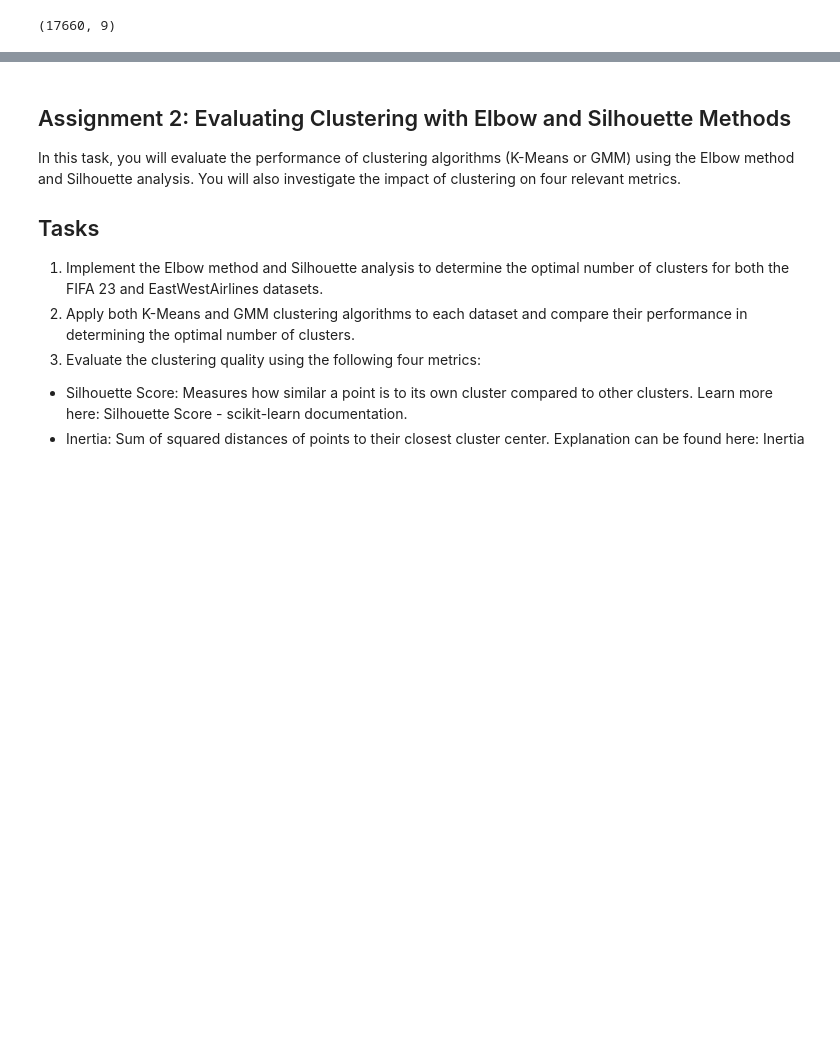
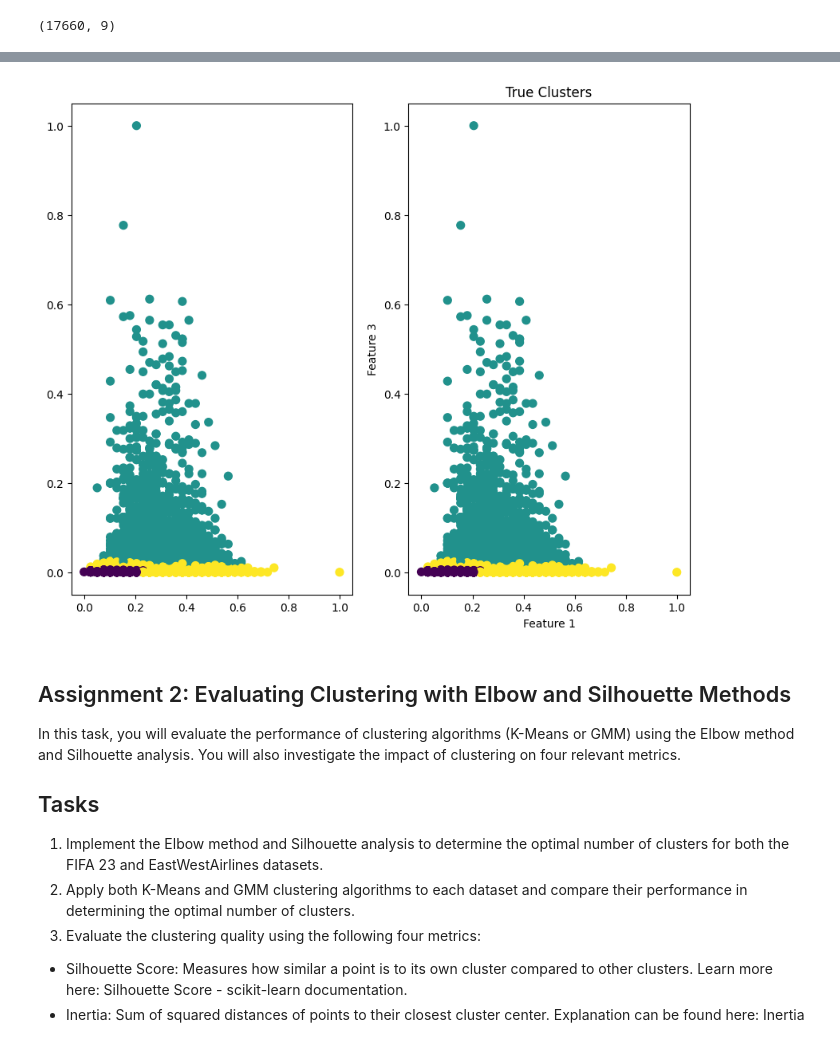
Before and after one commit to jmparradov/Machine-Learning-II---Talleres, a Jupyter notebook: Taller_1_Machine_Learning_2.ipynb, the cells around one changed output, grey strips where cells are left out. Drawn from its saved outputs; the diff is of its cells as text; code cells hidden in the pictures; blank space fills up the shorter version.

```diff
--- a/Taller_1_Machine_Learning_2.ipynb
+++ b/Taller_1_Machine_Learning_2.ipynb
@@ -307,0 +398,29 @@ ValueError: operands could not be broadcast together with shapes (17560,2) (50,2
+# %%
+def _log_likelihood( X, weights_, means_, covariances_, n_components):
+    log_likelihood = np.sum(np.log(np.sum([weights_[i] * multivariate_normal.pdf(X, means_[i], covariances_[i]) for i in range(n_components)], axis=0)))
+    return log_likelihood
+# %%
+tol=1e-4
+max_iter=100
+X = X_normalized
+
+# Initialize parameters
+n_samples, n_features = X.shape
+weights = np.ones(n_components) / n_components
+means= X[np.random.choice(n_samples, n_components, replace=False)]
+covariances = [np.eye(n_features) for _ in range(n_components)]
+
+# Iterate until convergence
+for _ in range(max_iter):
+    # E-step: Calculate responsibilities
+    responsibilities = e_step(X, weights, means, covariances)
+
+    # M-step: Update parameters
+    m_step(X, responsibilities,n_components, weights, means, covariances)
+
+    # Check for convergence
+    log_likelihood = _log_likelihood(X,weights, means, covariances, n_components)
+    print(log_likelihood)
+    if _ > 0 and abs(log_likelihood - prev_log_likelihood_) < tol:
+        break
+    prev_log_likelihood_ = log_likelihood
@@ -308,3 +445,17 @@ ValueError: operands could not be broadcast together with shapes (17560,2) (50,2
+# %%
+Z = responsibilities
+fig, ax = plt.subplots(ncols=2, nrows=1, figsize=(10, 8))
+ax[0].scatter(X[:,0], X[:,1], marker='o', c = np.argmax(Z,axis = 1), s=50)
+plt.xlabel('Feature 1')
+plt.ylabel('Feature 3')
+plt.title('Inferred Clusters with GMM')
+ax[1].scatter(X[:,0], X[:,1], marker='o', c = np.argmax(Z,axis = 1), s=50)
+plt.xlabel('Feature 1')
+plt.ylabel('Feature 3')
+plt.title('True Clusters')
+plt.show()
+# %% [output]
+[figure, added]
 # %% [markdown]
 
 ## Assignment 2: Evaluating Clustering with Elbow and Silhouette Methods
```
Also changed, not shown: parts of 17 cells of this notebook.
